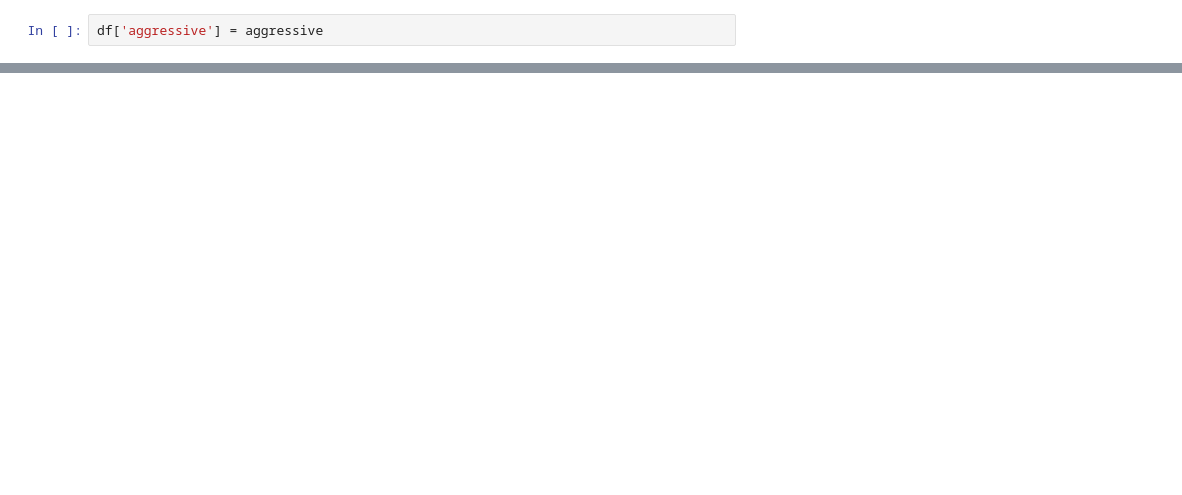
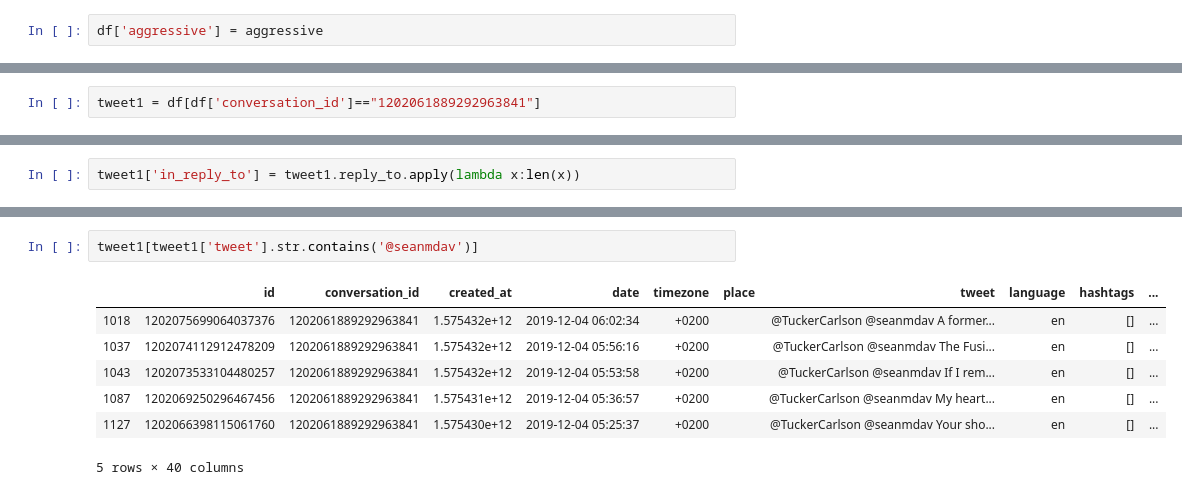
Before and after one commit to 3plzs/w266project, a Jupyter notebook: Tweet Tagger.ipynb, the cells around one changed output, grey strips where cells are left out. Cells and saved outputs as stored; diff of their text form; blank space fills up the shorter version.

```diff
--- a/Tweet Tagger.ipynb
+++ b/Tweet Tagger.ipynb
@@ -143,0 +169,2 @@ Config(Username=None, User_id=None, Search=None, Lookup=False, Geo='', Location=
+# %%
+tweet1 = df[df['conversation_id']=="1202061889292963841"]
@@ -143,0 +173,2 @@ Config(Username=None, User_id=None, Search=None, Lookup=False, Geo='', Location=
+# %%
+tweet1['in_reply_to'] = tweet1.reply_to.apply(lambda x:len(x))
@@ -143,0 +188,10 @@ Config(Username=None, User_id=None, Search=None, Lookup=False, Geo='', Location=
+# %%
+tweet1[tweet1['tweet'].str.contains('@seanmdav')]
+# %% [output]
+|  | id | conversation_id | created_at | date | timezone | place | tweet | language | hashtags | ... |
+| 1018 | 1202075699064037376 | 1202061889292963841 | 1.575432e+12 | 2019-12-04 06:02:34 | +0200 |  | @TuckerCarlson @seanmdav A former... | en | [] | ... |
+| 1037 | 1202074112912478209 | 1202061889292963841 | 1.575432e+12 | 2019-12-04 05:56:16 | +0200 |  | @TuckerCarlson @seanmdav The Fusi... | en | [] | ... |
+| 1043 | 1202073533104480257 | 1202061889292963841 | 1.575432e+12 | 2019-12-04 05:53:58 | +0200 |  | @TuckerCarlson @seanmdav If I rem... | en | [] | ... |
+| 1087 | 1202069250296467456 | 1202061889292963841 | 1.575431e+12 | 2019-12-04 05:36:57 | +0200 |  | @TuckerCarlson @seanmdav My heart... | en | [] | ... |
+| 1127 | 1202066398115061760 | 1202061889292963841 | 1.575430e+12 | 2019-12-04 05:25:37 | +0200 |  | @TuckerCarlson @seanmdav Your sho... | en | [] | ... |
+5 rows × 40 columns
```
Also changed, not shown: parts of 18 cells of this notebook.
